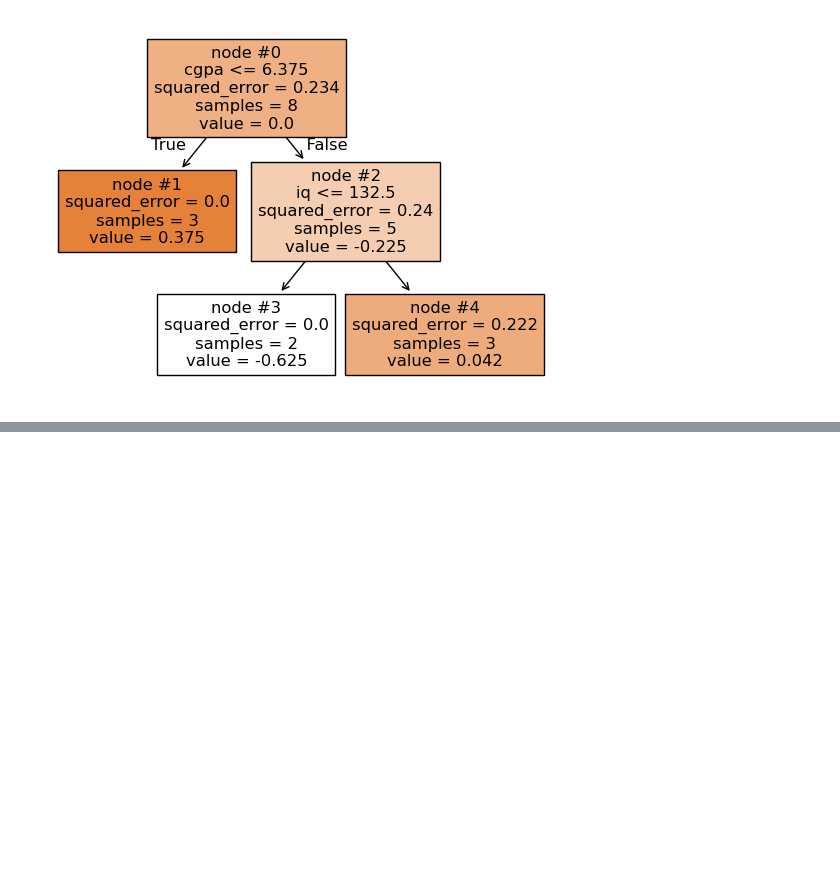
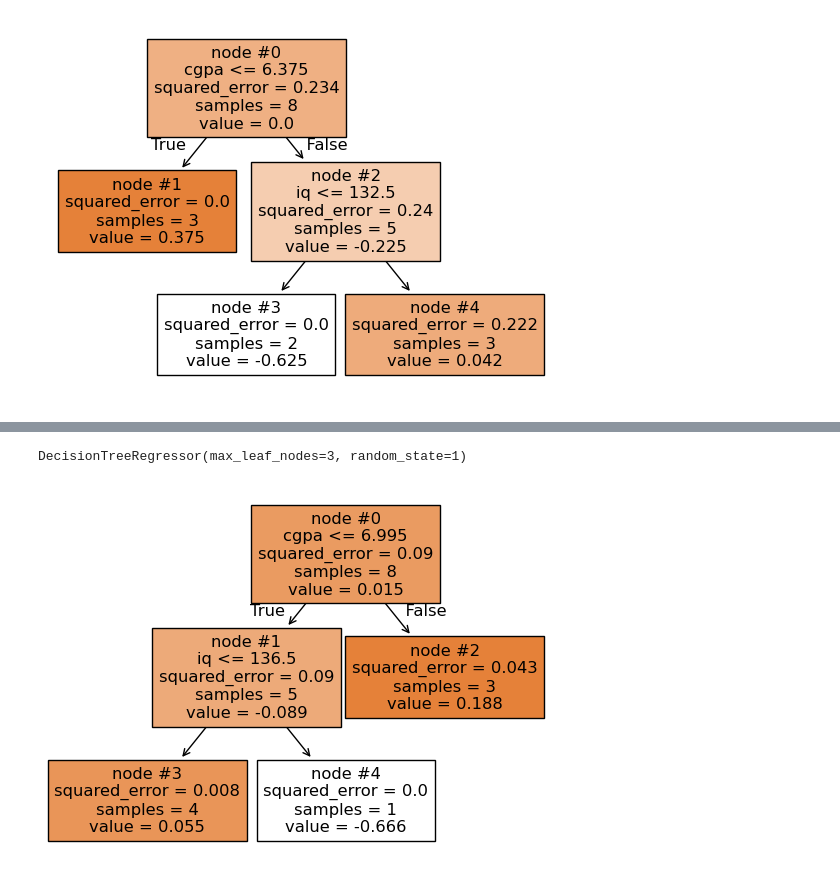
Before and after one commit to Saifullah785/machine-learning-engineer-roadmap, a Jupyter notebook: Lecture_68_gradient_boost_step_by_step/gradient_boosting_classification_demo.ipynb, the cells around one changed output, grey strips where cells are left out. Saved outputs shown, nothing was run; the diff lists cells and outputs as text; code cells hidden in the pictures; blank space fills up the shorter version.

Commit message:
Created using Colab while practicing code gradient boost on a classification demo

```diff
--- a/Lecture_68_gradient_boost_step_by_step/gradient_boosting_classification_demo.ipynb
+++ b/Lecture_68_gradient_boost_step_by_step/gradient_boosting_classification_demo.ipynb
@@ -98,0 +125,8 @@ plt.show()
+# %%
+# Calculate the updated log-odds after the first boosting step
+df['pre2(log-odds)'] = df['pre1(log-odds)'] + df['leaf_entry1'].apply(return_logs)
+# %%
+# Calculate the updated probability using the sigmoid function
+df['pre2(probability)'] = 1/(1+np.exp(-df['pre2(log-odds)']))
+# Display the DataFrame with the new column
+df
@@ -98,0 +143,5 @@ plt.show()
+# %%
+# Calculate the residual after the second boosting step
+df['res2'] = df['is_placed'] - df['pre2(probability)']
+# Display the DataFrame with the new column
+df
@@ -98,0 +158,15 @@ plt.show()
+# %%
+# Initialize a second Decision Tree Regressor model with specified parameters
+reg2 = DecisionTreeRegressor(max_leaf_nodes=3, random_state=1)
+
+# Train the second model using 'cgpa' and 'iq' as features and the second residual as the target
+reg2.fit(df.iloc[:,0:2].values, df.iloc[:,-1].values)
+# %% [output]
+DecisionTreeRegressor(max_leaf_nodes=3, random_state=1)
+# %%
+# Plot the second trained decision tree
+plot_tree(reg2, feature_names=['cgpa','iq'],filled=True, node_ids=True)
+# Display the plot
+plt.show()
+# %% [output]
+[figure, added]
```
Also changed, not shown: parts of 9 cells of this notebook.
